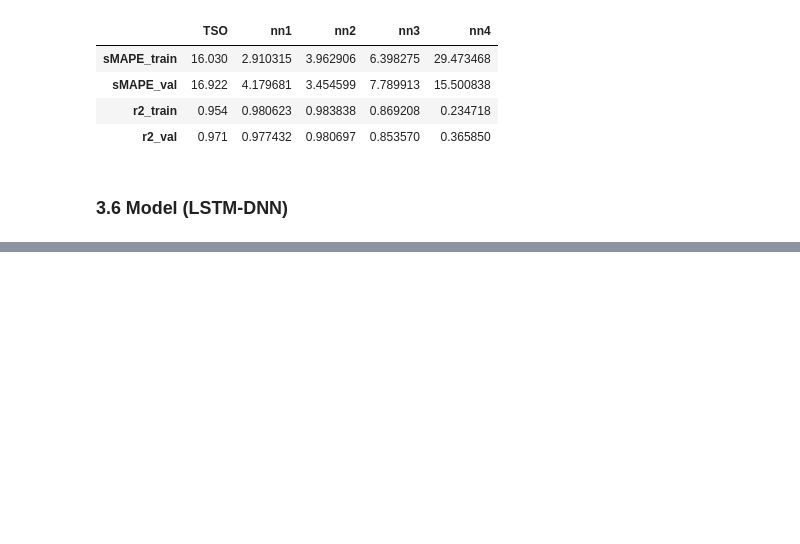
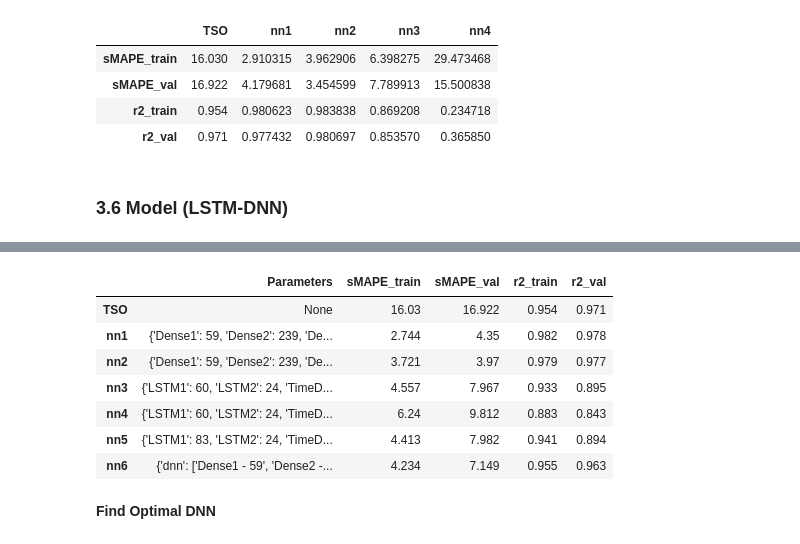
Before and after one commit to EvanHolder/Predicting-Energy-Markets-in-Spain, a Jupyter notebook: notebooks/NeuralNets.ipynb, the cells around one changed output, grey strips where cells are left out. Cells and saved outputs as stored; diff of their text form; code cells hidden in the pictures; blank space fills up the shorter version.

```diff
--- a/notebooks/NeuralNets.ipynb
+++ b/notebooks/NeuralNets.ipynb
@@ -271,3 +279,0 @@ Epoch 11/200
-# %%
-results_actual['nn1'] = compute_metrics(nn1, (X_train,y_train), (X_val, y_val))
-results_actual
@@ -321,3 +335,0 @@ Epoch 50/200
-# %%
-results_actual['nn2'] = compute_metrics(nn2, (X_train, y_train), (X_val, y_val))
-results_actual
@@ -374,13 +513,22 @@ results_actual
 | r2_train | 0.954 | 0.980623 | 0.983838 | 0.869208 |
 | r2_val | 0.971 | 0.977432 | 0.980697 | 0.853570 |
 # %%
+# Specify input shape
 input_shape = (X_train.shape[1], X_train.shape[2])
+
 # Instantiate model and build layers
 nn = models.Sequential()
 nn.add(layers.LSTM(83, activation='tanh', input_shape=input_shape))
 nn.add(layers.RepeatVector(y_train.shape[1]))
 nn.add(layers.LSTM(24, activation='tanh', return_sequences=True))
 nn.add(TimeDistributed(layers.Dense(1)))
+
+# Compilte and Fit
+nn4 = compile_fit(nn, (X_train, y_train), (X_val, y_val))
+
+# Compute metrics and add to table
+results_actual['nn4'] = compute_metrics(nn4,(X_train,y_train), (X_val,y_val))
+results_actual
 # %%
 nn4 = compile_fit(nn, (X_train, y_train), (X_val, y_val))
 # %% [output]
@@ -810,0 +644,6 @@ Epoch 11/200
+# %%
+# Build combine dnn and lstm in ensemble neural network
+ensemble = ensemble_nn([dnn, lstm])
+
+# Compile and fit the ensemble network
+nn6 = compile_fit(ensemble, ([X_train_dnn, X_train_lstm], y_train_dnn), ([X_val_dnn, X_val_lstm], y_val_dnn))
@@ -810,0 +668,20 @@ Epoch 11/200
+# %%
+params = {'dnn':['Dense1 - 59','Dense2 - 239','Dense2 - 162', 'TimeDistributed - 1'],
+          'lstm':['LSTM - 83', 'LSTM - 24','TimeDistributed - 1']}
+
+results_actual['nn6'] = compute_metrics(nn6,
+                                        params,
+                                        ([X_train_dnn, X_train_lstm], y_train_dnn),
+                                        ([X_val_dnn, X_val_lstm],y_val_dnn))
+results_actual.T
+# %% [output]
+|  | Parameters | sMAPE_train | sMAPE_val | r2_train | r2_val |
+| TSO | None | 16.03 | 16.922 | 0.954 | 0.971 |
+| nn1 | {'Dense1': 59, 'Dense2': 239, 'De... | 2.744 | 4.35 | 0.982 | 0.978 |
+| nn2 | {'Dense1': 59, 'Dense2': 239, 'De... | 3.721 | 3.97 | 0.979 | 0.977 |
+| nn3 | {'LSTM1': 60, 'LSTM2': 24, 'TimeD... | 4.557 | 7.967 | 0.933 | 0.895 |
+| nn4 | {'LSTM1': 60, 'LSTM2': 24, 'TimeD... | 6.24 | 9.812 | 0.883 | 0.843 |
+| nn5 | {'LSTM1': 83, 'LSTM2': 24, 'TimeD... | 4.413 | 7.982 | 0.941 | 0.894 |
+| nn6 | {'dnn': ['Dense1 - 59', 'Dense2 -... | 4.234 | 7.149 | 0.955 | 0.963 |
+# %% [markdown]
+**Find Optimal DNN**
```
Also changed, not shown: parts of 69 cells of this notebook.
